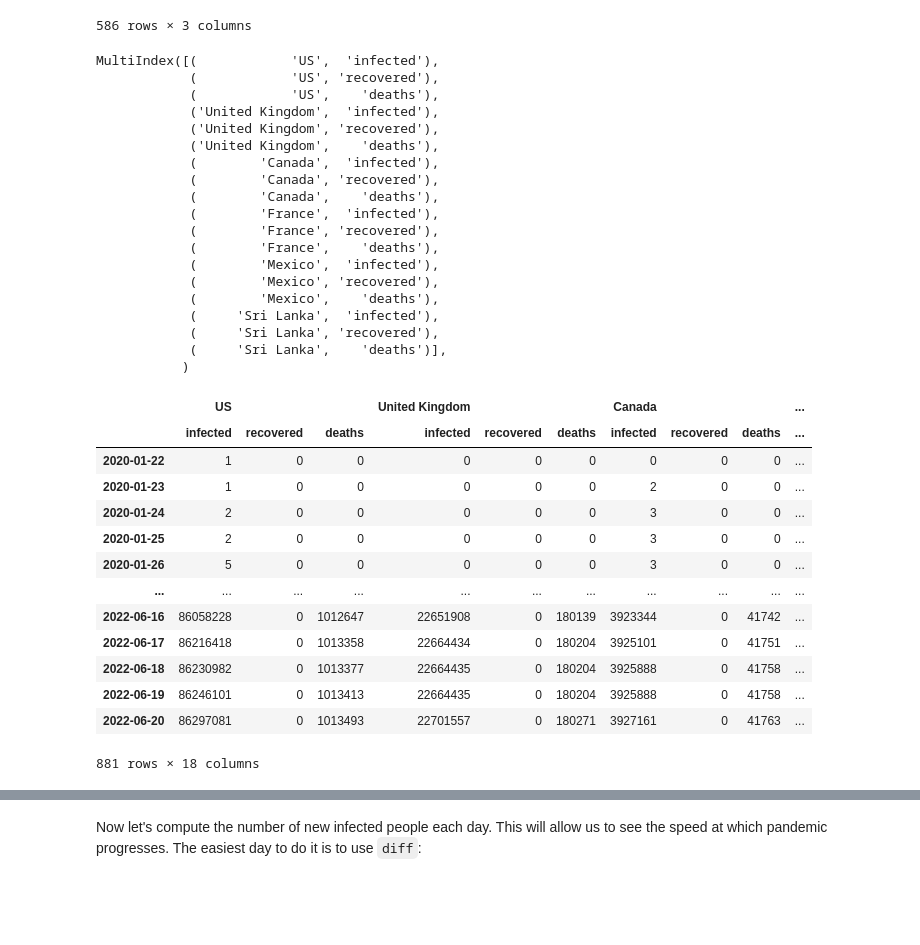
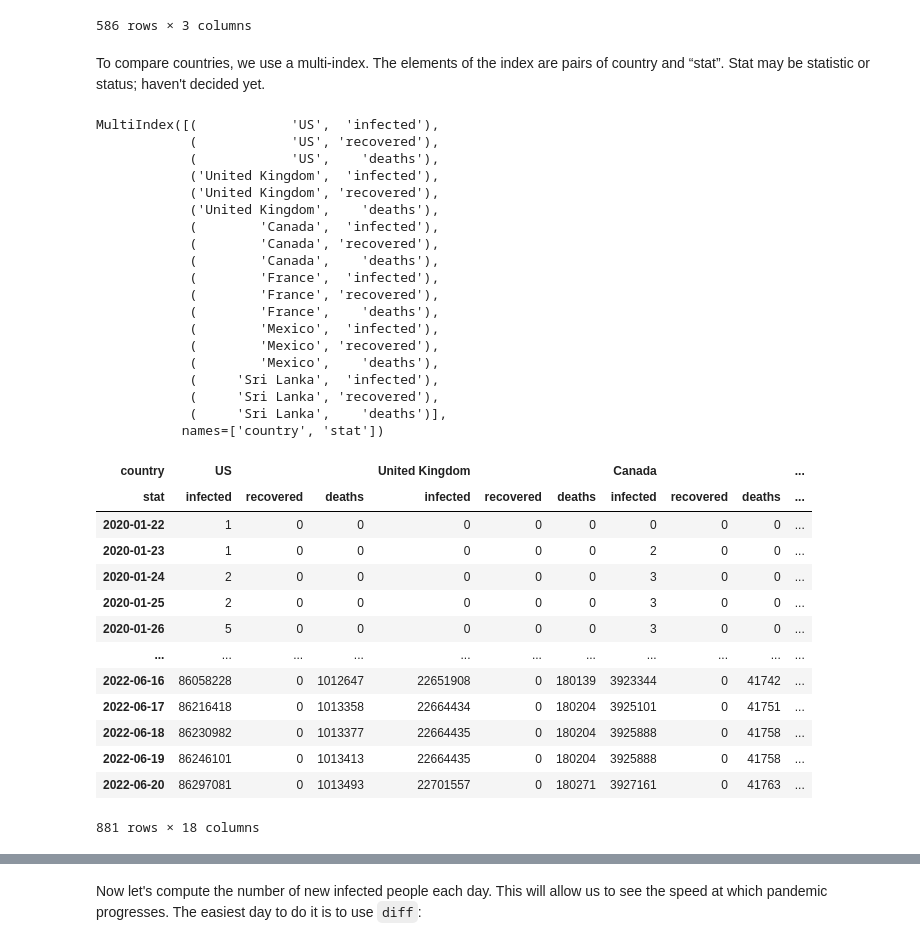
Before and after one commit to leingang/Data-Science-For-Beginners, a Jupyter notebook: 2-Working-With-Data/07-python/notebook-covidspread.ipynb, the cells around one changed output, grey strips where cells are left out. Cells and saved outputs as stored; diff of their text form; code cells hidden in the pictures; blank space fills up the shorter version.

```diff
--- a/2-Working-With-Data/07-python/notebook-covidspread.ipynb
+++ b/2-Working-With-Data/07-python/notebook-covidspread.ipynb
@@ -141,10 +139,12 @@ df
 | 2021-08-28 | 38760363 | 0 | 637254 |
 | 2021-08-29 | 38796746 | 0 | 637531 |
 586 rows × 3 columns
+# %% [markdown]
+To compare countries, we use a multi-index. The elements of the index are pairs of country and “stat”. Stat may be statistic or status; haven't decided yet.
 # %%
 my_countries = ['US','United Kingdom','Canada','France','Mexico','Sri Lanka']
 stat_frames = {'infected':infected, 'recovered':recovered, 'deaths':deaths}
-index = pd.MultiIndex.from_product([my_countries,stat_frames.keys()])
+index = pd.MultiIndex.from_product([my_countries,stat_frames.keys()],names=['country','stat'])
 index
 # %% [output]
 MultiIndex([(            'US',  'infected'),
@@ -165,16 +165,16 @@ MultiIndex([(            'US',  'infected'),
             (     'Sri Lanka',  'infected'),
             (     'Sri Lanka', 'recovered'),
             (     'Sri Lanka',    'deaths')],
-           )
+           names=['country', 'stat'])
 # %%
 dfm = pd.DataFrame(columns=index)
-for (country,stat) in dfm.columns:
+for (country,stat) in index:
   dfm[(country,stat)] = stat_frames[stat].loc[country]
-dfm.index = pd.to_datetime(df.index)
+dfm.index = pd.to_datetime(dfm.index)
 dfm
 # %% [output]
-|  | US |  |  | United Kingdom |  |  | Canada |  |  | ... |
-|  | infected | recovered | deaths | infected | recovered | deaths | infected | recovered | deaths | ... |
+| country | US |  |  | United Kingdom |  |  | Canada |  |  | ... |
+| stat | infected | recovered | deaths | infected | recovered | deaths | infected | recovered | deaths | ... |
 | 2020-01-22 | 1 | 0 | 0 | 0 | 0 | 0 | 0 | 0 | 0 | ... |
 | 2020-01-23 | 1 | 0 | 0 | 0 | 0 | 0 | 2 | 0 | 0 | ... |
 | 2020-01-24 | 2 | 0 | 0 | 0 | 0 | 0 | 3 | 0 | 0 | ... |
```
Also changed, not shown: parts of 3 cells of this notebook.
